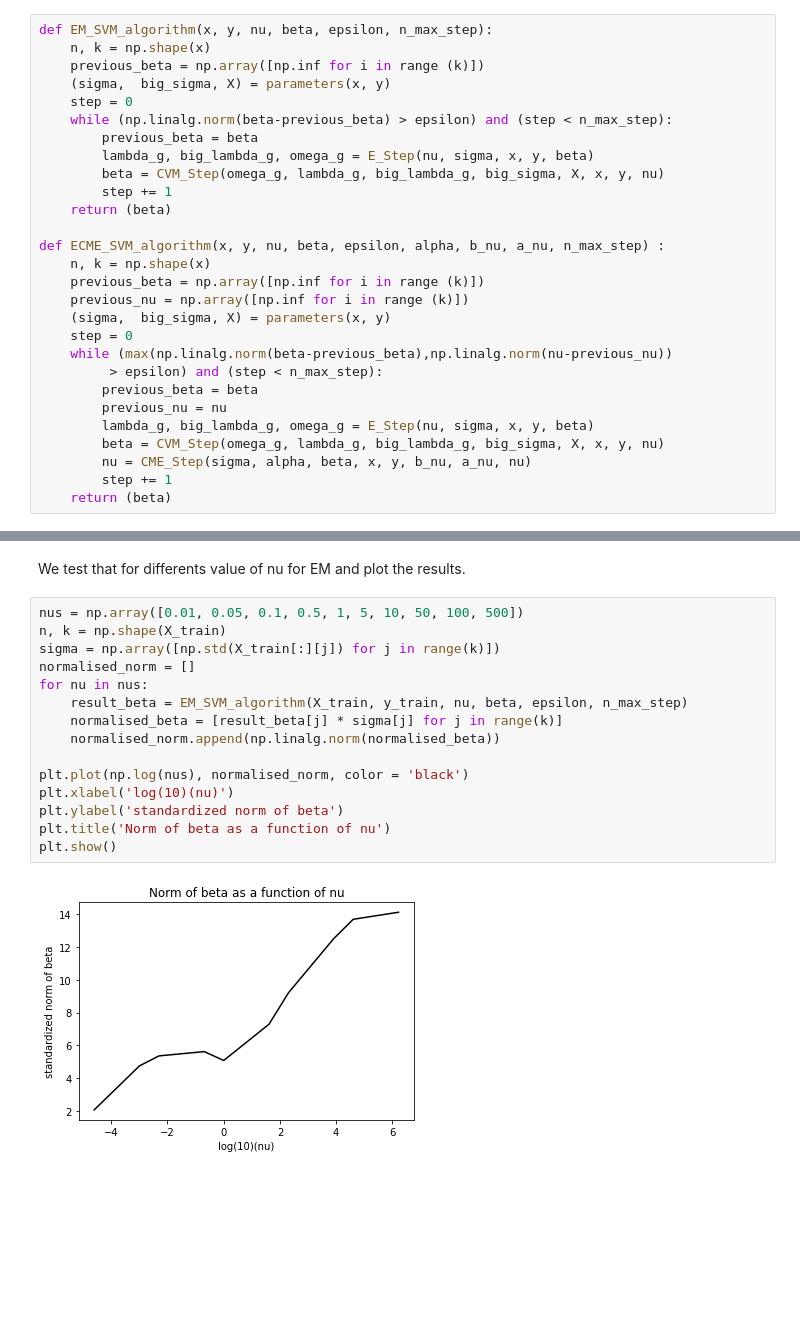
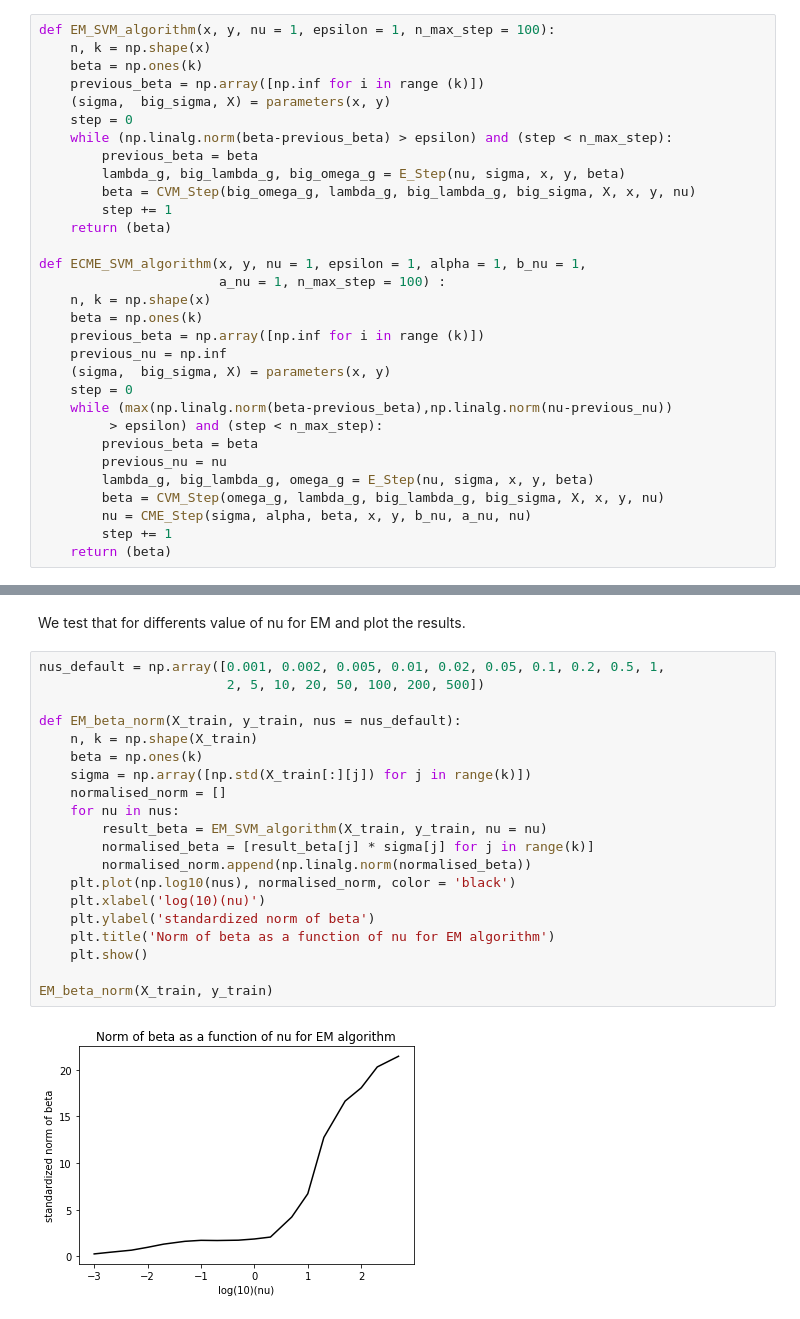
Before and after one commit to rolnz/MVA_Bayes_ML, a Jupyter notebook: Bayes_ML_EM_Algorithm.ipynb, the cells around one changed output, grey strips where cells are left out. Cells and saved outputs as stored; diff of their text form; blank space fills up the shorter version.

```diff
--- a/Bayes_ML_EM_Algorithm.ipynb
+++ b/Bayes_ML_EM_Algorithm.ipynb
@@ -81,22 +87,25 @@ def CME_Step(sigma, alpha, beta, x, y, b_nu, a_nu, nu):
 # %% [markdown]
 Now we build ours algorithms of EM and ECME.
 # %%
-def EM_SVM_algorithm(x, y, nu, beta, epsilon, n_max_step):
+def EM_SVM_algorithm(x, y, nu = 1, epsilon = 1, n_max_step = 100):
     n, k = np.shape(x)
+    beta = np.ones(k)
     previous_beta = np.array([np.inf for i in range (k)])
     (sigma,  big_sigma, X) = parameters(x, y)
     step = 0
     while (np.linalg.norm(beta-previous_beta) > epsilon) and (step < n_max_step):
         previous_beta = beta
-        lambda_g, big_lambda_g, omega_g = E_Step(nu, sigma, x, y, beta)
-        beta = CVM_Step(omega_g, lambda_g, big_lambda_g, big_sigma, X, x, y, nu)
+        lambda_g, big_lambda_g, big_omega_g = E_Step(nu, sigma, x, y, beta)
+        beta = CVM_Step(big_omega_g, lambda_g, big_lambda_g, big_sigma, X, x, y, nu)
         step += 1
     return (beta)
 
-def ECME_SVM_algorithm(x, y, nu, beta, epsilon, alpha, b_nu, a_nu, n_max_step) :
+def ECME_SVM_algorithm(x, y, nu = 1, epsilon = 1, alpha = 1, b_nu = 1,
+                       a_nu = 1, n_max_step = 100) :
     n, k = np.shape(x)
+    beta = np.ones(k)
     previous_beta = np.array([np.inf for i in range (k)])
-    previous_nu = np.array([np.inf for i in range (k)])
+    previous_nu = np.inf
     (sigma,  big_sigma, X) = parameters(x, y)
     step = 0
     while (max(np.linalg.norm(beta-previous_beta),np.linalg.norm(nu-previous_nu))
@@ -171,19 +197,24 @@ precision_sklearn : 98.86363636363636 , recall_sklearn : 97.75280898876404 , f1_
 # %% [markdown]
 We test that for differents value of nu for EM and plot the results.
 # %%
-nus = np.array([0.01, 0.05, 0.1, 0.5, 1, 5, 10, 50, 100, 500])
-n, k = np.shape(X_train)
-sigma = np.array([np.std(X_train[:][j]) for j in range(k)])
-normalised_norm = []
-for nu in nus:
-    result_beta = EM_SVM_algorithm(X_train, y_train, nu, beta, epsilon, n_max_step)
-    normalised_beta = [result_beta[j] * sigma[j] for j in range(k)]
-    normalised_norm.append(np.linalg.norm(normalised_beta))
+nus_default = np.array([0.001, 0.002, 0.005, 0.01, 0.02, 0.05, 0.1, 0.2, 0.5, 1,
+                        2, 5, 10, 20, 50, 100, 200, 500])
 
-plt.plot(np.log(nus), normalised_norm, color = 'black')
-plt.xlabel('log(10)(nu)')
-plt.ylabel('standardized norm of beta')
-plt.title('Norm of beta as a function of nu')
-plt.show()
+def EM_beta_norm(X_train, y_train, nus = nus_default):
+    n, k = np.shape(X_train)
+    beta = np.ones(k)
+    sigma = np.array([np.std(X_train[:][j]) for j in range(k)])
+    normalised_norm = []
+    for nu in nus:
+        result_beta = EM_SVM_algorithm(X_train, y_train, nu = nu)
+        normalised_beta = [result_beta[j] * sigma[j] for j in range(k)]
+        normalised_norm.append(np.linalg.norm(normalised_beta))
+    plt.plot(np.log10(nus), normalised_norm, color = 'black')
+    plt.xlabel('log(10)(nu)')
+    plt.ylabel('standardized norm of beta')
+    plt.title('Norm of beta as a function of nu for EM algorithm')
+    plt.show()
+
+EM_beta_norm(X_train, y_train)
 # %% [output]
-[figure, old version]
+[figure, new version]
```
Also changed, not shown: parts of 24 cells of this notebook.
